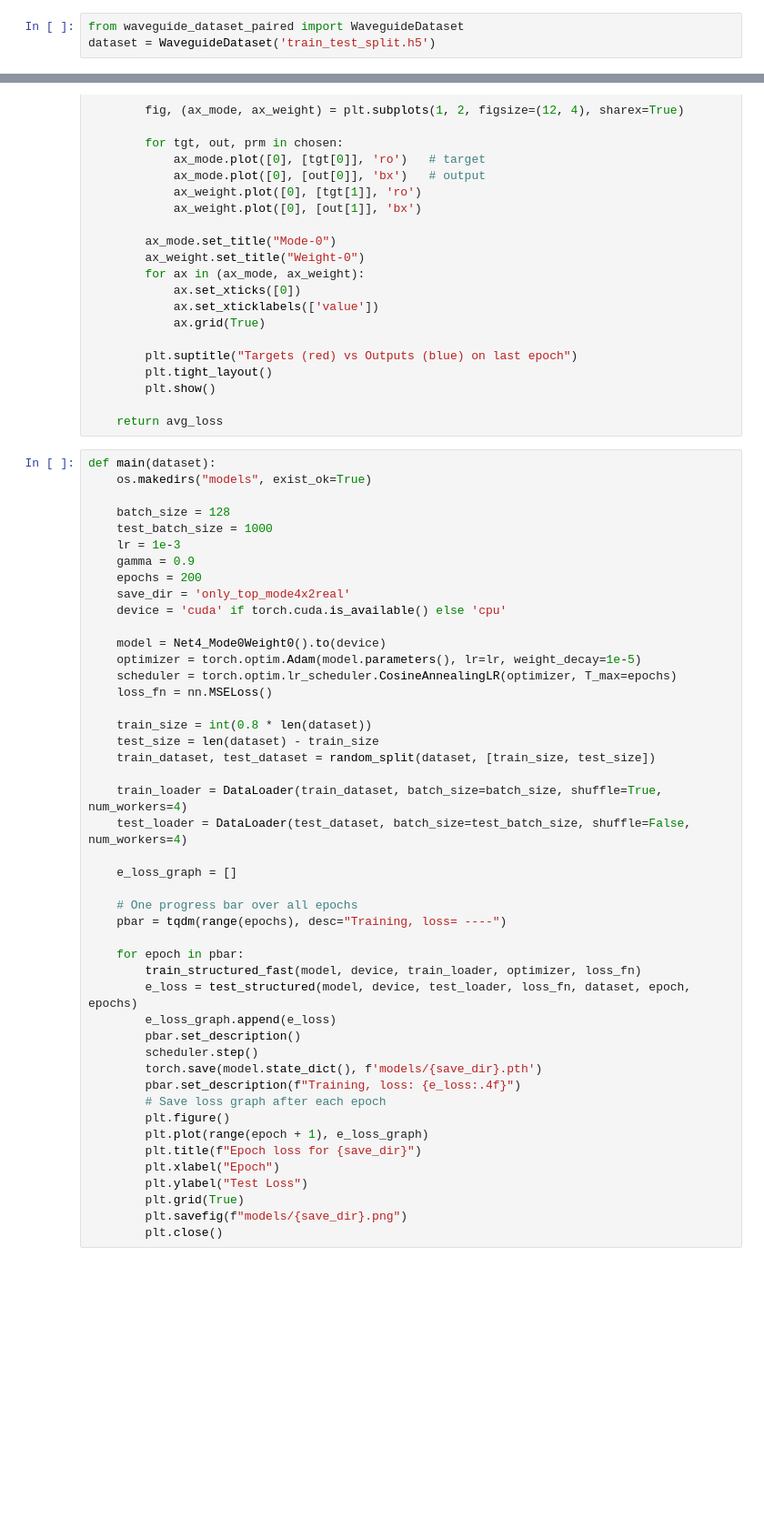
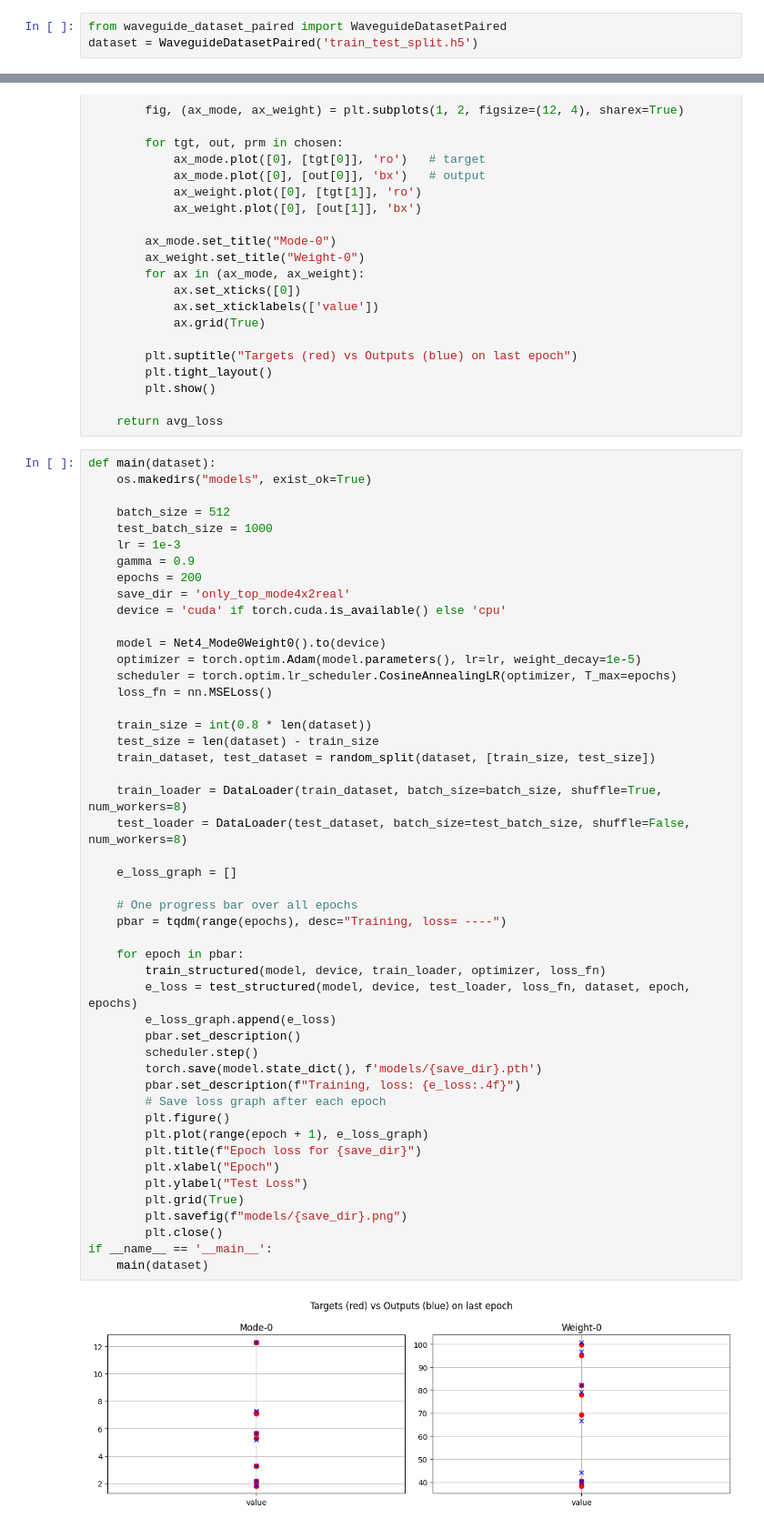
Before and after one commit to sam-dowd/metamaterials_urop, a Jupyter notebook: metamaterial_CNN_first_mode_v3.ipynb, the cells around one changed output, grey strips where cells are left out. Shown at 91% size. Saved outputs shown, nothing was run; the diff lists cells and outputs as text; blank space fills up the shorter version.

```diff
--- a/metamaterial_CNN_first_mode_v3.ipynb
+++ b/metamaterial_CNN_first_mode_v3.ipynb
@@ -34,6 +40,6 @@ if __name__ == "__main__":
 # %%
-from waveguide_dataset_paired import WaveguideDataset
-dataset = WaveguideDataset('train_test_split.h5')
+from waveguide_dataset_paired import WaveguideDatasetPaired
+dataset = WaveguideDatasetPaired('train_test_split.h5')
 # %%
 class Flatten(nn.Module):
     def forward(self, x):
@@ -252,7 +258,7 @@ def test_structured(model, device, loader, loss_fn, dataset, epoch_num, total_ep
 def main(dataset):
     os.makedirs("models", exist_ok=True)
 
-    batch_size = 128
+    batch_size = 512
     test_batch_size = 1000
     lr = 1e-3
     gamma = 0.9
@@ -264,34 +270,38 @@ def main(dataset):
     optimizer = torch.optim.Adam(model.parameters(), lr=lr, weight_decay=1e-5)
     scheduler = torch.optim.lr_scheduler.CosineAnnealingLR(optimizer, T_max=epochs)
     loss_fn = nn.MSELoss()
 
     train_size = int(0.8 * len(dataset))
     test_size = len(dataset) - train_size
     train_dataset, test_dataset = random_split(dataset, [train_size, test_size])
 
-    train_loader = DataLoader(train_dataset, batch_size=batch_size, shuffle=True, num_workers=4)
-    test_loader = DataLoader(test_dataset, batch_size=test_batch_size, shuffle=False, num_workers=4)
+    train_loader = DataLoader(train_dataset, batch_size=batch_size, shuffle=True, num_workers=8)
+    test_loader = DataLoader(test_dataset, batch_size=test_batch_size, shuffle=False, num_workers=8)
 
     e_loss_graph = []
 
     # One progress bar over all epochs
     pbar = tqdm(range(epochs), desc="Training, loss= ----")
 
     for epoch in pbar:
-        train_structured_fast(model, device, train_loader, optimizer, loss_fn)
+        train_structured(model, device, train_loader, optimizer, loss_fn)
         e_loss = test_structured(model, device, test_loader, loss_fn, dataset, epoch, epochs)
         e_loss_graph.append(e_loss)
         pbar.set_description()
         scheduler.step()
         torch.save(model.state_dict(), f'models/{save_dir}.pth')
         pbar.set_description(f"Training, loss: {e_loss:.4f}")
         # Save loss graph after each epoch
         plt.figure()
         plt.plot(range(epoch + 1), e_loss_graph)
         plt.title(f"Epoch loss for {save_dir}")
         plt.xlabel("Epoch")
         plt.ylabel("Test Loss")
         plt.grid(True)
         plt.savefig(f"models/{save_dir}.png")
         plt.close()
+if __name__ == '__main__':
+    main(dataset)
+# %% [output]
+[figure, added]
 # %%
```
Also changed, not shown: parts of 3 cells of this notebook, 6 other files.
